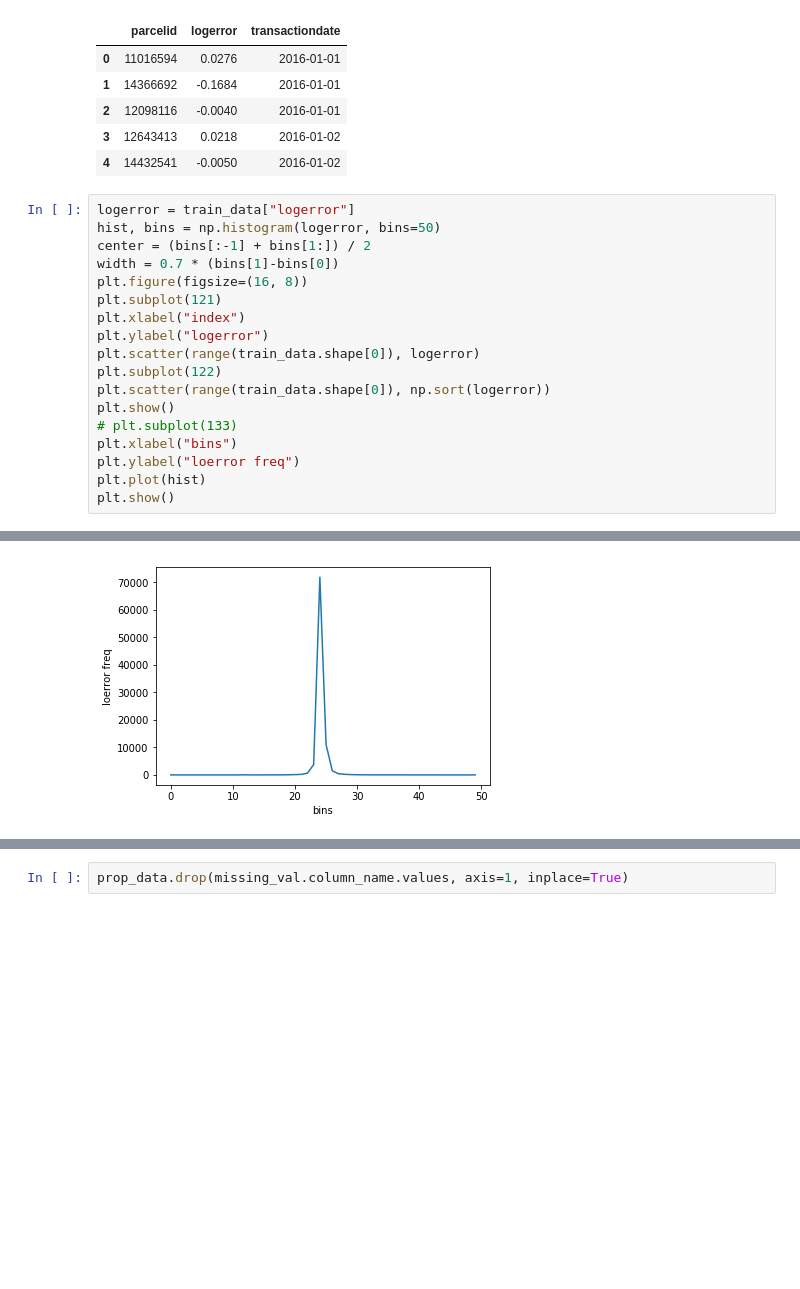
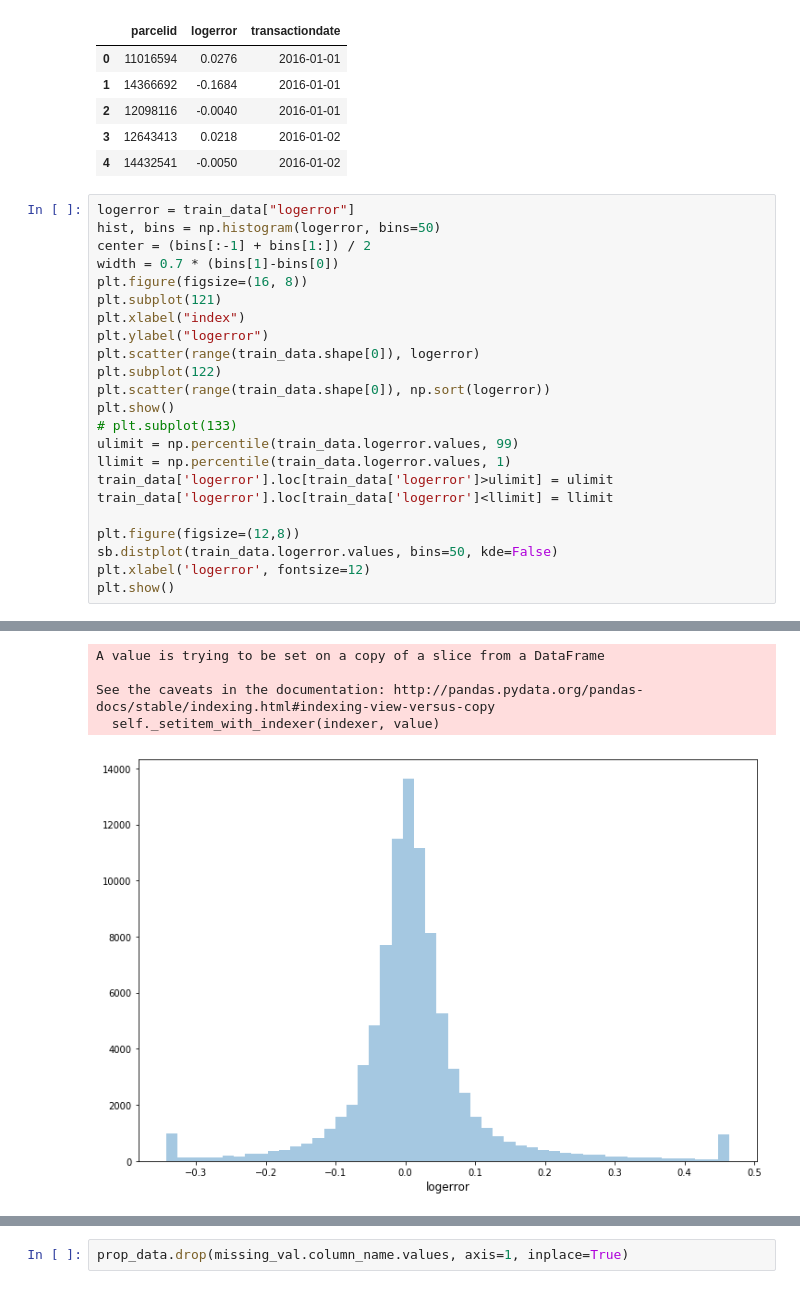
Before and after one commit to jayybhatt/Data-Science-Fundamentals, a Jupyter notebook: HW2/HW2.ipynb, the cells around one changed output, grey strips where cells are left out. Drawn from its saved outputs; the diff is of its cells as text; blank space fills up the shorter version.

```diff
--- a/HW2/HW2.ipynb
+++ b/HW2/HW2.ipynb
@@ -35,24 +36,33 @@ train_data.head()
 # %%
 logerror = train_data["logerror"]
 hist, bins = np.histogram(logerror, bins=50)
 center = (bins[:-1] + bins[1:]) / 2
 width = 0.7 * (bins[1]-bins[0])
 plt.figure(figsize=(16, 8))
 plt.subplot(121)
 plt.xlabel("index")
 plt.ylabel("logerror")
 plt.scatter(range(train_data.shape[0]), logerror)
 plt.subplot(122)
 plt.scatter(range(train_data.shape[0]), np.sort(logerror))
 plt.show()
 # plt.subplot(133)
-plt.xlabel("bins")
-plt.ylabel("loerror freq")
-plt.plot(hist)
+ulimit = np.percentile(train_data.logerror.values, 99)
+llimit = np.percentile(train_data.logerror.values, 1)
+train_data['logerror'].loc[train_data['logerror']>ulimit] = ulimit
+train_data['logerror'].loc[train_data['logerror']<llimit] = llimit
+
+plt.figure(figsize=(12,8))
+sb.distplot(train_data.logerror.values, bins=50, kde=False)
+plt.xlabel('logerror', fontsize=12)
 plt.show()
 # %% [output]
 [figure]
+A value is trying to be set on a copy of a slice from a DataFrame
+
+See the caveats in the documentation: http://pandas.pydata.org/pandas-docs/stable/indexing.html#indexing-view-versus-copy
+  self._setitem_with_indexer(indexer, value)
-[figure, old version]
+[figure, new version]
 # %%
 missing_val = prop_data.isnull().sum().reset_index()
 missing_val.columns = ['column_name', 'missing_count']
```
Also changed, not shown: parts of 73 cells of this notebook, 3 other files.
